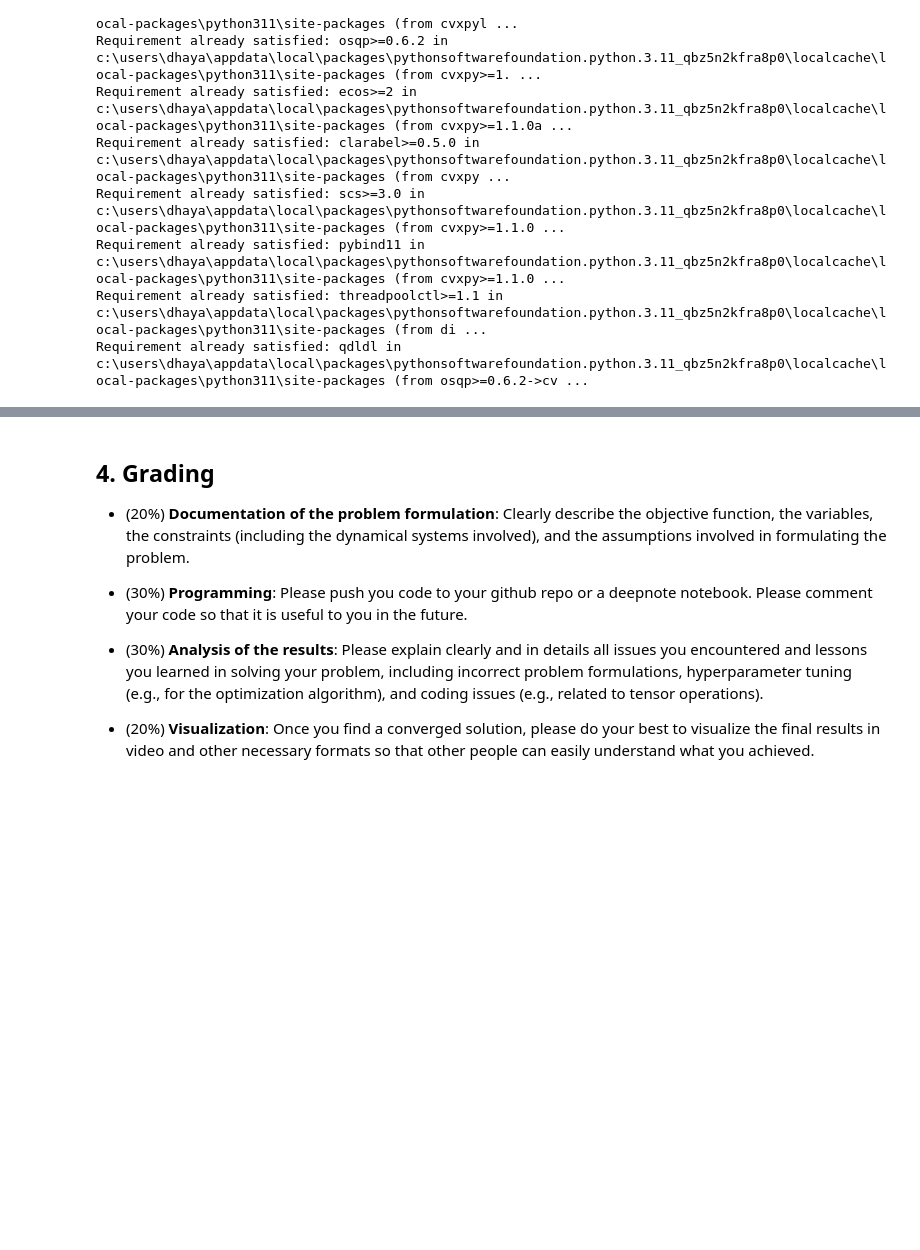
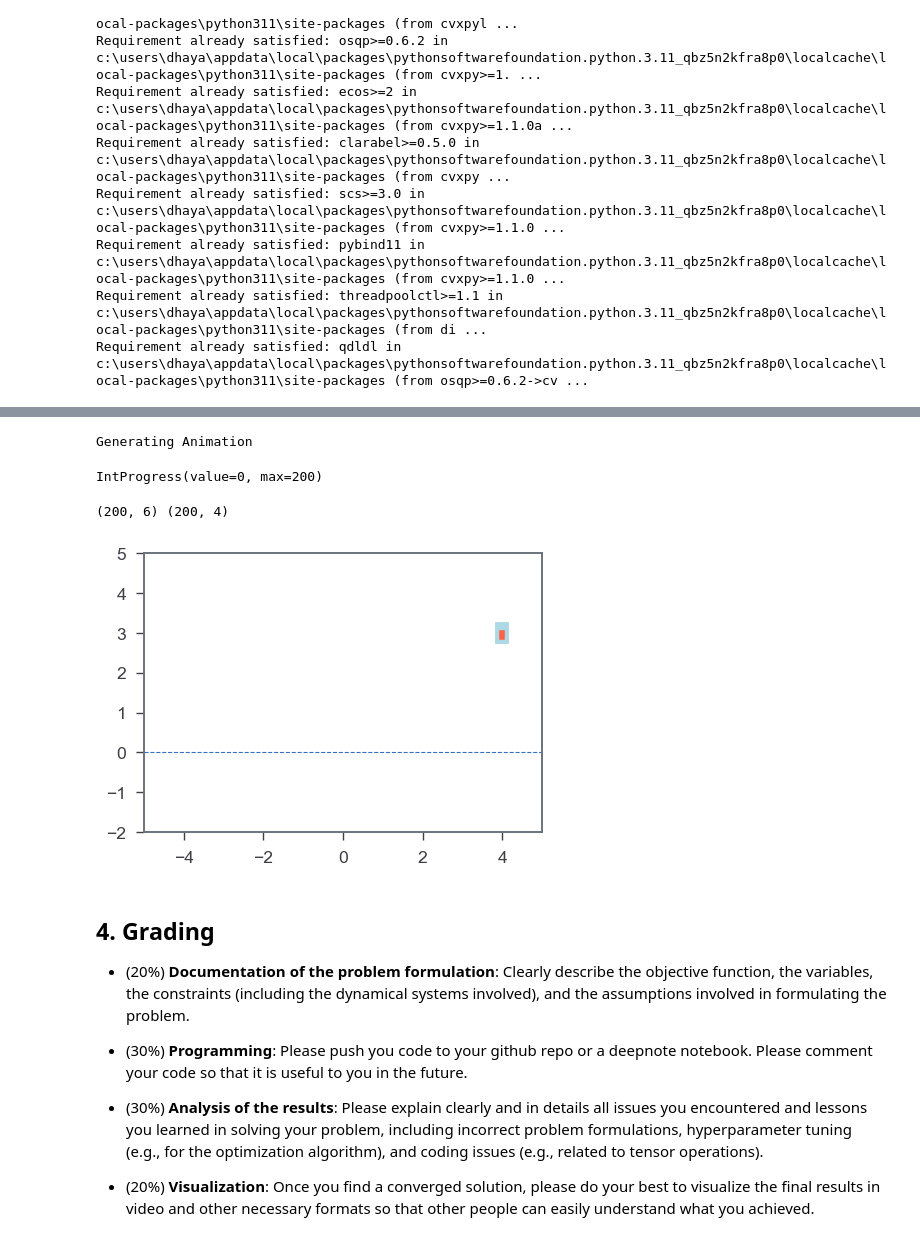
Before and after one commit to naren200/DesignOptimization, a Jupyter notebook: Project-OminiWheelMovement/Project 1 Updated Gradient _thirdtrail_omni.ipynb, the cells around one changed output, grey strips where cells are left out. Saved outputs shown, nothing was run; the diff lists cells and outputs as text; code cells hidden in the pictures; blank space fills up the shorter version.

```diff
--- a/Project-OminiWheelMovement/Project 1 Updated Gradient _thirdtrail_omni.ipynb
+++ b/Project-OminiWheelMovement/Project 1 Updated Gradient _thirdtrail_omni.ipynb
@@ -693,42 +730,63 @@ def animation(state_trajectory, action_trajectory):
         plt.tight_layout()
 
         ax1.set_xlim(-5, 5)
         ax1.set_ylim(-2, 5)
         ax1.set_aspect(1)  # aspect of the axis scaling, i.e. the ratio of y-unit to x-unit
 
         def update(i):
-            rocket_theta = x_t[i, 4]
+            rocket_theta = x_t[i, 5]
 
-            rocket_x = x_t[i, 0]
+            rocket_x = x_t[i, 3]
             # length/1 is just to make rocket bigger in animation
             rocket_x_points = [rocket_x + length/1 * np.sin(rocket_theta), rocket_x - length/1 * np.sin(rocket_theta)]
 
-            rocket_y = x_t[i, 1]
+            rocket_y = x_t[i, 4]
             rocket_y_points = [rocket_y + length/1 * np.cos(rocket_theta), rocket_y - length/1 * np.cos(rocket_theta)]
 
             ln1.set_data(rocket_x_points, rocket_y_points)
 
-            thrust_mag = u_t[i, 0]
-            thrust_angle = -u_t[i, 1]
+            omega1 = u_t[i, 0]
+            omega2 = u_t[i, 1]
+            omega3 = u_t[i, 2]
+            omega4 = u_t[i, 3]
 
-            flame_length = (thrust_mag) * (0.4/v_exhaust)
+            flame_length1 = (omega1) * (0.4)
+            flame_length2 = (omega2) * (0.4)
+            flame_length3 = (omega3) * (0.4)
+            flame_length4 = (omega4) * (0.4)
+
             # flame_x_points = [rocket_x_points[1], rocket_x_points[1] + flame_length * np.sin(thrust_angle - rocket_theta)]
             # flame_y_points = [rocket_y_points[1], rocket_y_points[1] - flame_length * np.cos(thrust_angle - rocket_theta)]
-            flame_x_points = [rocket_x_points[1], rocket_x_points[1] - flame_length * np.sin(rocket_theta)]
-            flame_y_points = [rocket_y_points[1], rocket_y_points[1] - flame_length * np.cos(rocket_theta)]
+            flame1_x_points = [rocket_x_points[1], rocket_x_points[1] - flame_length1 * np.sin(rocket_theta)]
+            flame1_y_points = [rocket_y_points[1], rocket_y_points[1] - flame_length1 * np.cos(rocket_theta)]
+            flame2_x_points = [rocket_x_points[1], rocket_x_points[1] - flame_length2 * np.sin(rocket_theta)]
+            flame2_y_points = [rocket_y_points[1], rocket_y_points[1] - flame_length2 * np.cos(rocket_theta)]
+            flame3_x_points = [rocket_x_points[1], rocket_x_points[1] - flame_length3 * np.sin(rocket_theta)]
+            flame3_y_points = [rocket_y_points[1], rocket_y_points[1] - flame_length3 * np.cos(rocket_theta)]
+            flame4_x_points = [rocket_x_points[1], rocket_x_points[1] - flame_length4 * np.sin(rocket_theta)]
+            flame4_y_points = [rocket_y_points[1], rocket_y_points[1] - flame_length4 * np.cos(rocket_theta)]
 
-            ln2.set_data(flame_x_points, flame_y_points)
+            ln2.set_data(flame1_x_points, flame1_y_points)
+            ln2.set_data(flame2_x_points, flame2_y_points)
+            ln2.set_data(flame3_x_points, flame3_y_points)
+            ln2.set_data(flame4_x_points, flame4_y_points)
+
             ln6.set_data(x_t[:i, 0], x_t[:i, 1])
             f.value += 1
 
         playback_speed = 5000 # the higher the slower
         anim = FuncAnimation(fig, update, np.arange(0, steps-1, 1), interval= final_time_step * playback_speed)
 
         # Save as GIF
         writer = PillowWriter(fps=20)
         anim.save("rocket_landing1.gif", writer=writer)
 
 animation(state_trajectory, action_trajectory)
+# %% [output]
+Generating Animation
+IntProgress(value=0, max=200)
+(200, 6) (200, 4)
+[figure, added]
 # %% [markdown]
 ## 4. Grading
 
```
Also changed, not shown: parts of 3 cells of this notebook, 1 other file.
